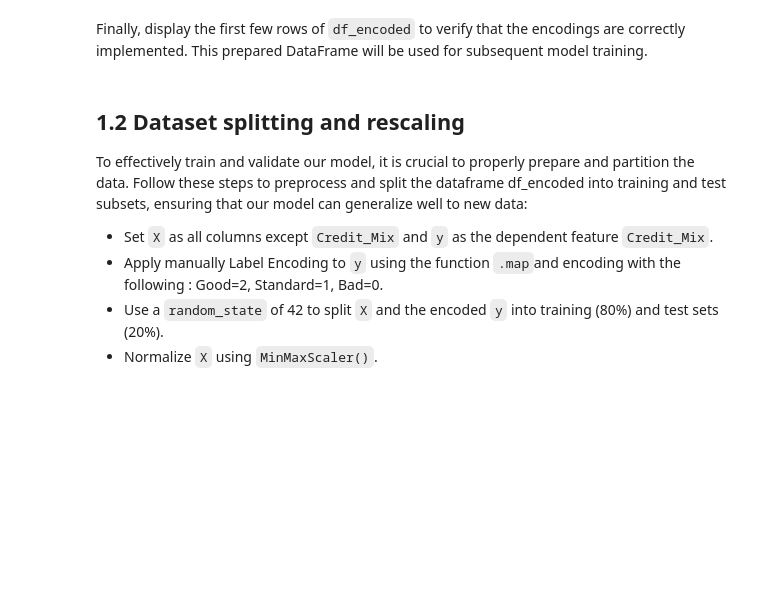
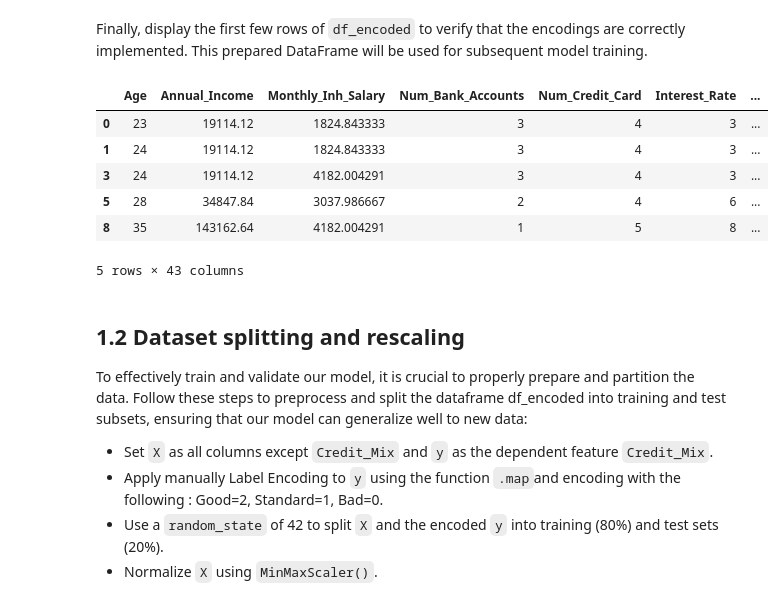
Before and after one commit to Kiddy204/Assignment_Angular, a Jupyter notebook: Assignements/Part 4/Assignment_part_4.ipynb, the cells around one changed output. Drawn from its saved outputs; the diff is of its cells as text; code cells hidden in the pictures; blank space fills up the shorter version.

```diff
--- a/Assignements/Part 4/Assignment_part_4.ipynb
+++ b/Assignements/Part 4/Assignment_part_4.ipynb
@@ -120,9 +120,7 @@ Begin by encoding the categorical variables:
 *Note: To clearly distinguish your newly encoded columns, especially for label encoding, consider renaming them with a prefix. Please, use `le_Payment_of_Min_Amount` and `le_Payment_Behaviour` for the label-encoded new columns.*
 # %%
 # Your code here
-
 ohe = OneHotEncoder(sparse_output=False)
-
 ohe_fit_occupation = ohe.fit(df[['Occupation']])
 occupation_encoded = ohe_fit_occupation.transform(df[['Occupation']])
 occupation_encoded = pd.DataFrame(
@@ -131,17 +129,11 @@ occupation_encoded = pd.DataFrame(
     index=df.index
 
   )
-df = pd.concat([df.drop('Occupation', axis=1), occupation_encoded], axis=1)
 
-# Label Encoding for Payment_of_Min_Amount
 le_payment_min = LabelEncoder()
-df['le_Payment_of_Min_Amount'] = le_payment_min.fit_transform(df['Payment_of_Min_Amount'])
-df = df.drop('Payment_of_Min_Amount', axis=1)
 
-# Label Encoding for Payment_Behaviour
+
 le_payment_behaviour = LabelEncoder()
-df['le_Payment_Behaviour'] = le_payment_behaviour.fit_transform(df['Payment_Behaviour'])
-df = df.drop('Payment_Behaviour', axis=1)
 # %% [markdown]
  After encoding, integrate the newly encoded columns back into a new DataFrame named `df_encoded`, and remove the original columns `Occupation`, `Payment_of_Min_Amount`, and `Payment_Behaviour` to avoid redundancy.
 # %%
@@ -150,7 +159,24 @@ df_encoded= df.copy()
+# %%
+df_encoded['le_Payment_of_Min_Amount'] = le_payment_min.fit_transform(df['Payment_of_Min_Amount'])
+df_encoded = df_encoded.drop('Payment_of_Min_Amount', axis=1)
+
+df_encoded['le_Payment_Behaviour'] = le_payment_behaviour.fit_transform(df['Payment_Behaviour'])
+df_encoded = df_encoded.drop('Payment_Behaviour', axis=1)
+# %%
+df_encoded = pd.concat([df_encoded.drop('Occupation', axis=1), occupation_encoded], axis=1)
 # %% [markdown]
 Finally, display the first few rows of `df_encoded` to verify that the encodings are correctly implemented. This prepared DataFrame will be used for subsequent model training.
 # %%
 # Your code here
+df_encoded.head()
+# %% [output]
+|  | Age | Annual_Income | Monthly_Inh_Salary | Num_Bank_Accounts | Num_Credit_Card | Interest_Rate | ... |
+| 0 | 23 | 19114.12 | 1824.843333 | 3 | 4 | 3 | ... |
+| 1 | 24 | 19114.12 | 1824.843333 | 3 | 4 | 3 | ... |
+| 3 | 24 | 19114.12 | 4182.004291 | 3 | 4 | 3 | ... |
+| 5 | 28 | 34847.84 | 3037.986667 | 2 | 4 | 6 | ... |
+| 8 | 35 | 143162.64 | 4182.004291 | 1 | 5 | 8 | ... |
+5 rows × 43 columns
 # %% [markdown]
 ## 1.2 Dataset splitting and rescaling
 
```
Also changed, not shown: parts of 24 cells of this notebook.
